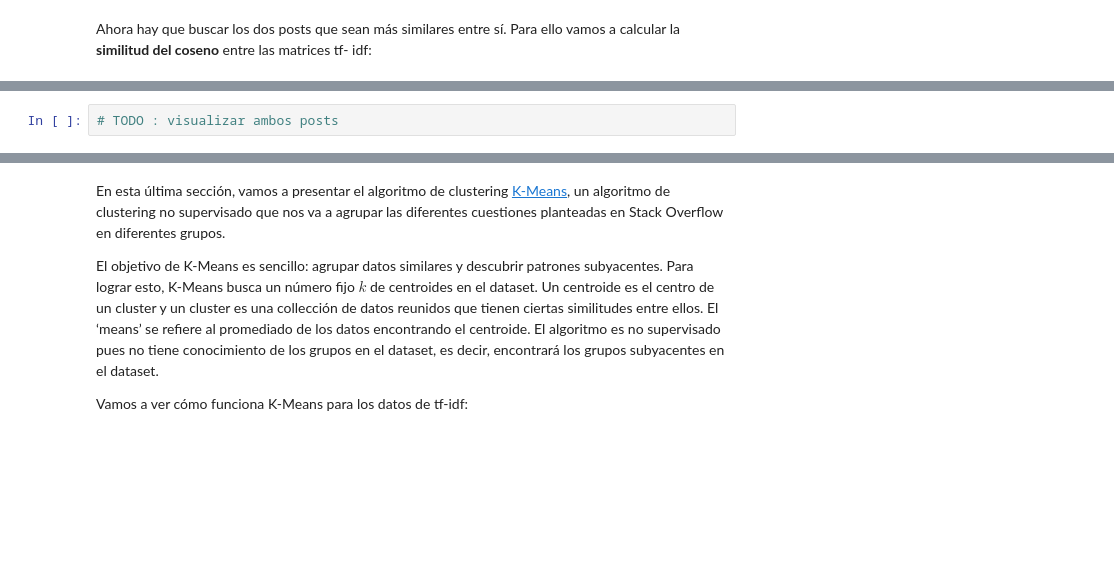
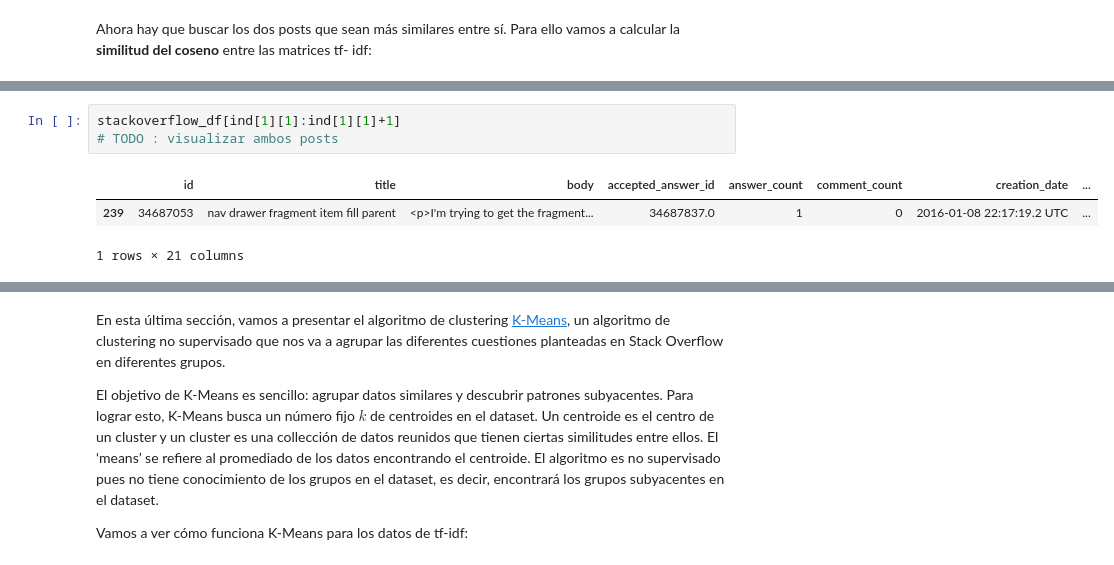
Before and after one commit to pfreezv/UOC, a Jupyter notebook: Tipología y fuentes de datos/pec2/TyFdD_PEC2_2021.ipynb, the cells around one changed output, grey strips where cells are left out. Cells and saved outputs as stored; diff of their text form; blank space fills up the shorter version.

```diff
--- a/Tipología y fuentes de datos/pec2/TyFdD_PEC2_2021.ipynb
+++ b/Tipología y fuentes de datos/pec2/TyFdD_PEC2_2021.ipynb
@@ -793,2 +816,7 @@ ind =  # TODO: localizar el máximo
 # %%
+stackoverflow_df[ind[1][1]:ind[1][1]+1]
 # TODO : visualizar ambos posts
+# %% [output]
+|  | id | title | body | accepted_answer_id | answer_count | comment_count | creation_date | ... |
+| 239 | 34687053 | nav drawer fragment item fill parent | <p>I'm trying to get the fragment... | 34687837.0 | 1 | 0 | 2016-01-08 22:17:19.2 UTC | ... |
+1 rows × 21 columns
```
Also changed, not shown: parts of 14 cells of this notebook, 1 other file.
